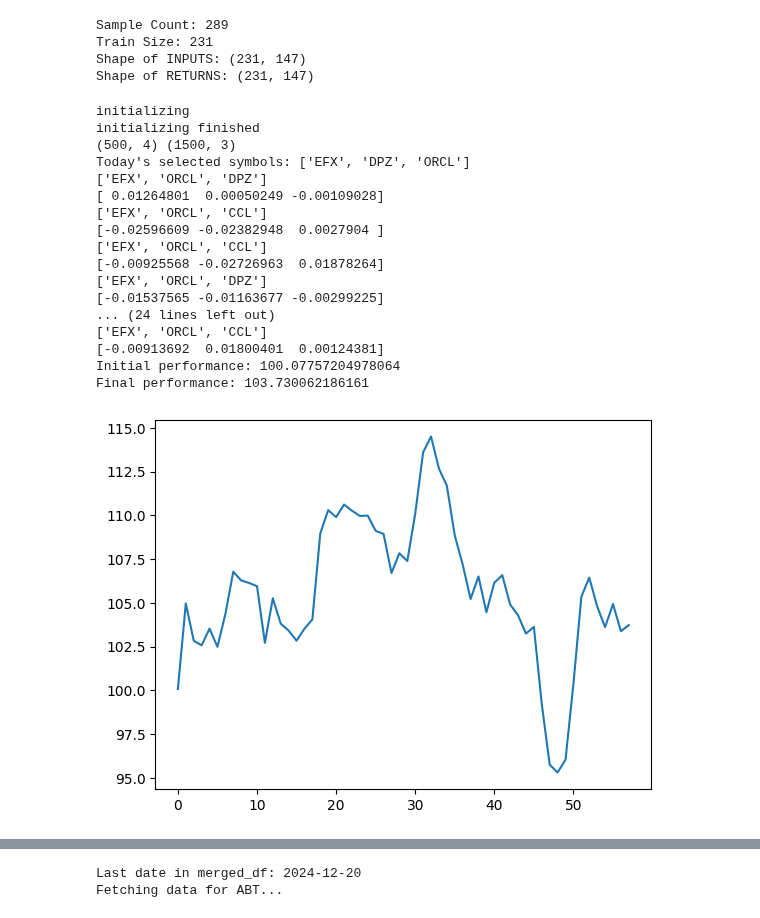
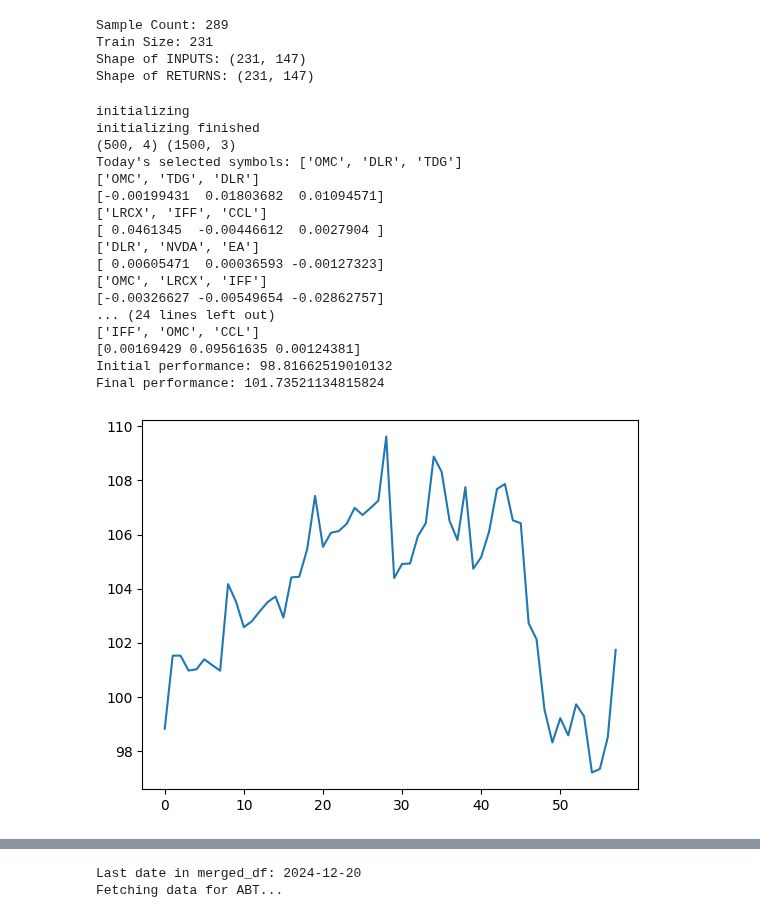
Before and after one commit to nickwilliamsdev/treetrader, a Jupyter notebook: tensorneat_ranknet.ipynb, the cells around one changed output, grey strips where cells are left out. Cells and saved outputs as stored; diff of their text form; code cells hidden in the pictures.

```diff
--- a/tensorneat_ranknet.ipynb
+++ b/tensorneat_ranknet.ipynb
@@ -468,35 +468,35 @@ Shape of RETURNS: (231, 147)
 # %%
 # for testing lasted genome from genomes checkpoints
 import numpy as np
 state = pipeline.setup()
-best_path = "./model_archive/tensorneat_checkpoints/champs_topk/100.npz"
+best_path = "./model_archive/tensorneat_checkpoints/champs_topk/42 copy.npz"
 best_genome = np.load(best_path)
 nodes = best_genome['nodes']
 conns = best_genome['conns']
 nodes_j = jnp.array(nodes)
 conns_j = jnp.array(conns)
 print(nodes.shape, conns.shape)
 # show result
 pipeline.show(state, (nodes_j, conns_j))
 # %% [output]
 initializing
 initializing finished
 (500, 4) (1500, 3)
-Today's selected symbols: ['EFX', 'DPZ', 'ORCL']
-['EFX', 'ORCL', 'DPZ']
-[ 0.01264801  0.00050249 -0.00109028]
-['EFX', 'ORCL', 'CCL']
-[-0.02596609 -0.02382948  0.0027904 ]
-['EFX', 'ORCL', 'CCL']
-[-0.00925568 -0.02726963  0.01878264]
-['EFX', 'ORCL', 'DPZ']
-[-0.01537565 -0.01163677 -0.00299225]
+Today's selected symbols: ['OMC', 'DLR', 'TDG']
+['OMC', 'TDG', 'DLR']
+[-0.00199431  0.01803682  0.01094571]
+['LRCX', 'IFF', 'CCL']
+[ 0.0461345  -0.00446612  0.0027904 ]
+['DLR', 'NVDA', 'EA']
+[ 0.00605471  0.00036593 -0.00127323]
+['OMC', 'LRCX', 'IFF']
+[-0.00326627 -0.00549654 -0.02862757]
 ... (24 lines left out)
-['EFX', 'ORCL', 'CCL']
-[-0.00913692  0.01800401  0.00124381]
-Initial performance: 100.07757204978064
-Final performance: 103.730062186161
+['IFF', 'OMC', 'CCL']
+[0.00169429 0.09561635 0.00124381]
+Initial performance: 98.81662519010132
+Final performance: 101.73521134815824
-[figure, old version]
+[figure, new version]
 # %%
 import numpy as np
 topk_champs = os.listdir("./model_archive/tensorneat_checkpoints/champs_topk/")
```
Also changed, not shown: parts of 1 cell of this notebook.
